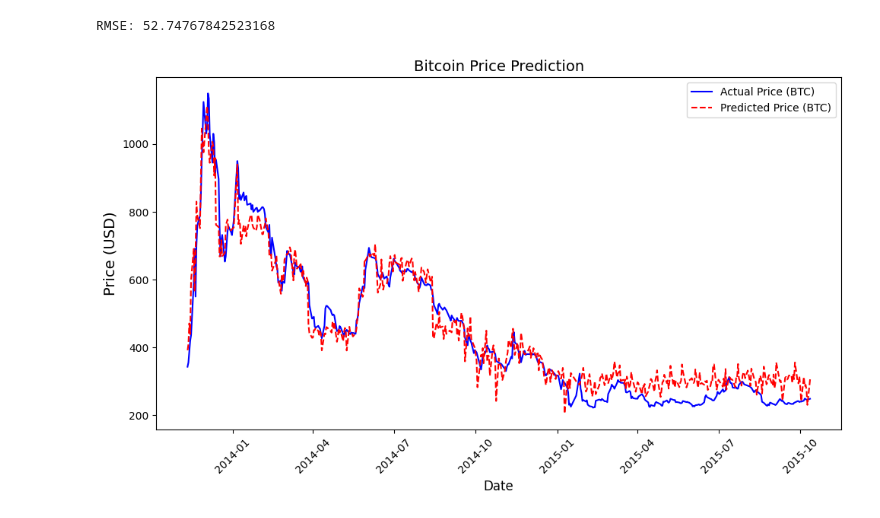
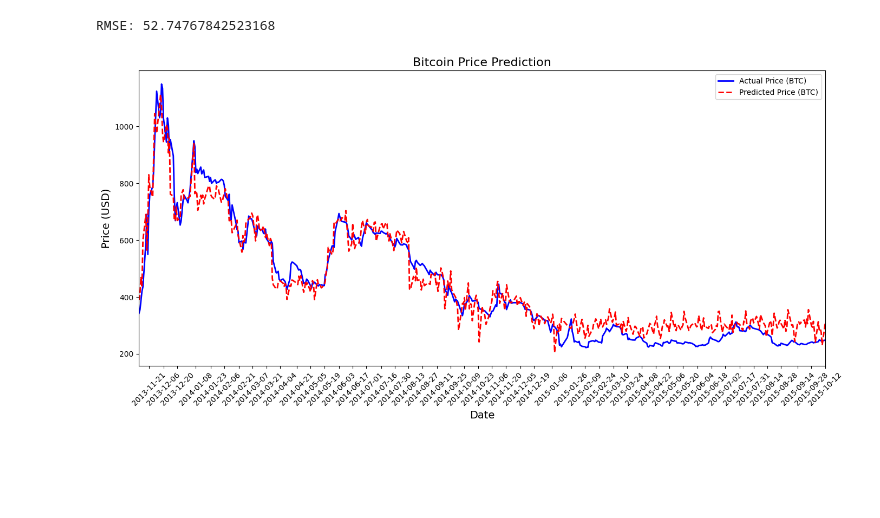
Before and after one commit to Encore-SKN-9/ml_3team, a Jupyter notebook: xgf_gw.ipynb, the cells around one changed output. Saved outputs shown, nothing was run; the diff lists cells and outputs as text; code cells hidden in the pictures; blank space fills up the shorter version.

```diff
--- a/xgf_gw.ipynb
+++ b/xgf_gw.ipynb
@@ -28,37 +100,44 @@ snp_df['Month'] = snp_df['Date'].dt.month
 snp_df['Day'] = snp_df['Date'].dt.day
 snp_df['Weekday'] = snp_df['Date'].dt.weekday
 
 merged_df = pd.merge(btc_df, snp_df[['Date', 'Price']], on='Date', suffixes=('_BTC', '_SNP'))
 
 merged_df['Prev_Price_BTC'] = merged_df['High_BTC'].shift(1)
 merged_df['Prev_Price_SNP'] = merged_df['Price_SNP'].shift(1)
 
 merged_df = merged_df.dropna()
 
 X = merged_df[['Year', 'Month', 'Day', 'Weekday', 'Prev_Price_BTC', 'Prev_Price_SNP']]
 y = merged_df['High_BTC']
 
 X_train, X_test, y_train, y_test = train_test_split(X, y, test_size=0.2, shuffle=False)
 
 model = xgb.XGBRegressor(objective='reg:squarederror', eval_metric='rmse')
 model.fit(X_train, y_train)
 
 y_pred = model.predict(X_test)
 
 mse = mean_squared_error(y_test, y_pred)
 rmse = np.sqrt(mse)
 print(f"RMSE: {rmse}")
 
-plt.figure(figsize=(10, 6))
-plt.plot(merged_df['Date'].iloc[-len(y_test):], y_test, label='Actual Price (BTC)', color='blue')
-plt.plot(merged_df['Date'].iloc[-len(y_test):], y_pred, label='Predicted Price (BTC)', color='red', linestyle='--')
-plt.title('Bitcoin Price Prediction', fontsize=14)
-plt.xlabel('Date', fontsize=12)
+plt.figure(figsize=(14, 7))
+
+plt.plot(merged_df['Date'].iloc[-len(y_test):], y_test, label='Actual Price (BTC)', color='blue', linewidth=2)
+plt.plot(merged_df['Date'].iloc[-len(y_test):], y_pred, label='Predicted Price (BTC)', color='red', linestyle='--', linewidth=2)
+
+plt.title('Bitcoin Price Prediction', fontsize=16)
+plt.xlabel('Date', fontsize=14)
 plt.ylabel('Price (USD)', fontsize=14)
 plt.legend()
-plt.xticks(rotation=45)
+
+date_labels = merged_df['Date'].iloc[-len(y_test):]
+plt.xticks(date_labels[::10], rotation=45)
+
+plt.xlim(date_labels.min(), date_labels.max())
+
 plt.tight_layout()
 plt.show()
 # %% [output]
 RMSE: 52.74767842523168
-[figure, old version]
+[figure, new version]
```
Also changed, not shown: parts of 5 cells of this notebook.
